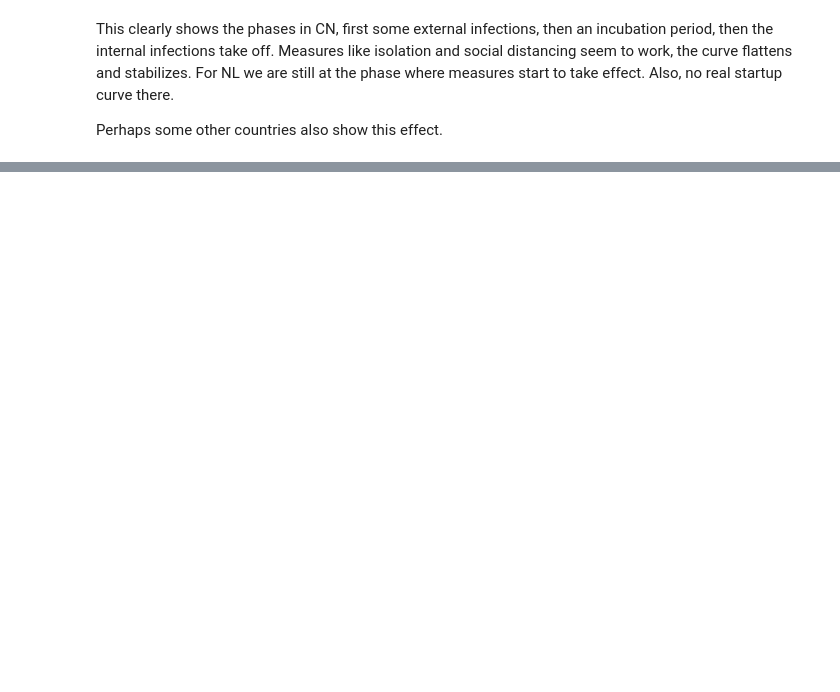
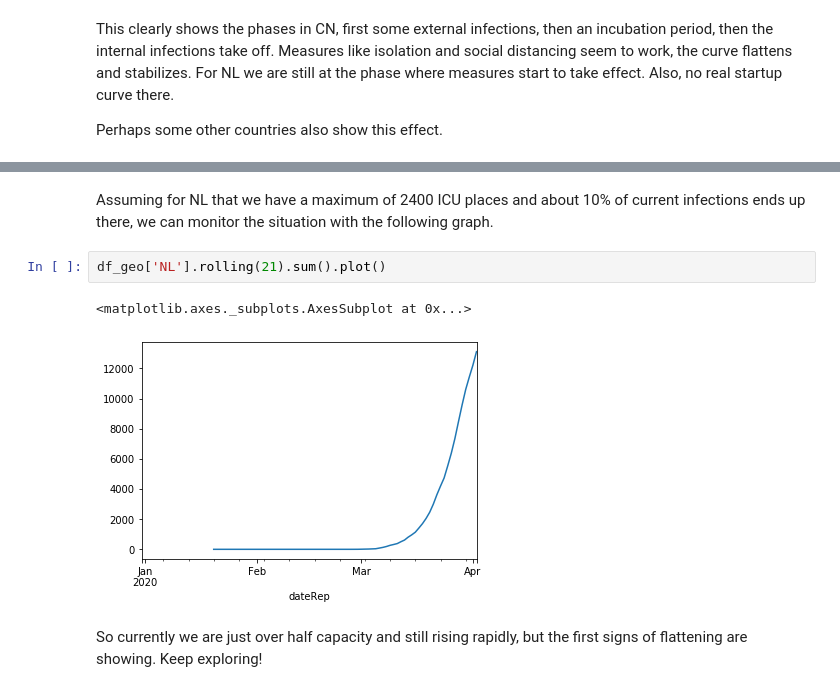
Before and after one commit to R3dje/COVID19, a Jupyter notebook: EUCDC.ipynb, the cells around one changed output, grey strips where cells are left out. Cells and saved outputs as stored; diff of their text form; blank space fills up the shorter version.

```diff
--- a/EUCDC.ipynb
+++ b/EUCDC.ipynb
@@ -135,0 +157,9 @@ Keep exploring!
+# %% [markdown]
+Assuming for NL that we have a maximum of 2400 ICU places and about 10% of current infections ends up there, we can monitor the situation with the following graph.
+# %%
+df_geo['NL'].rolling(21).sum().plot()
+# %% [output]
+<matplotlib.axes._subplots.AxesSubplot at 0x...>
+[figure, added]
+# %% [markdown]
+So currently we are just over half capacity and still rising rapidly, but the first signs of flattening are showing. Keep exploring!
```
Also changed, not shown: parts of 17 cells of this notebook.
